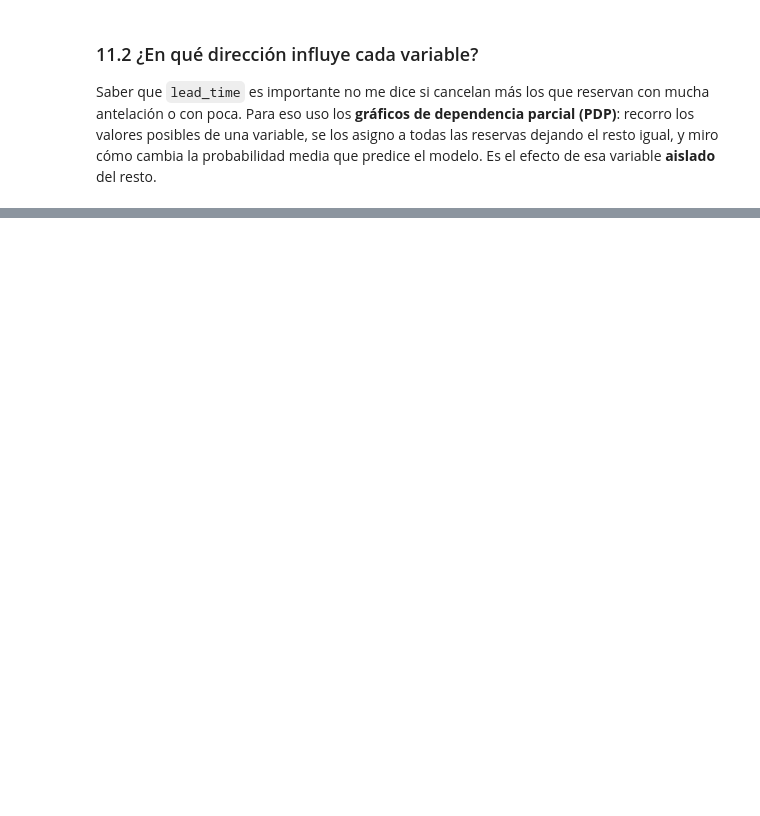
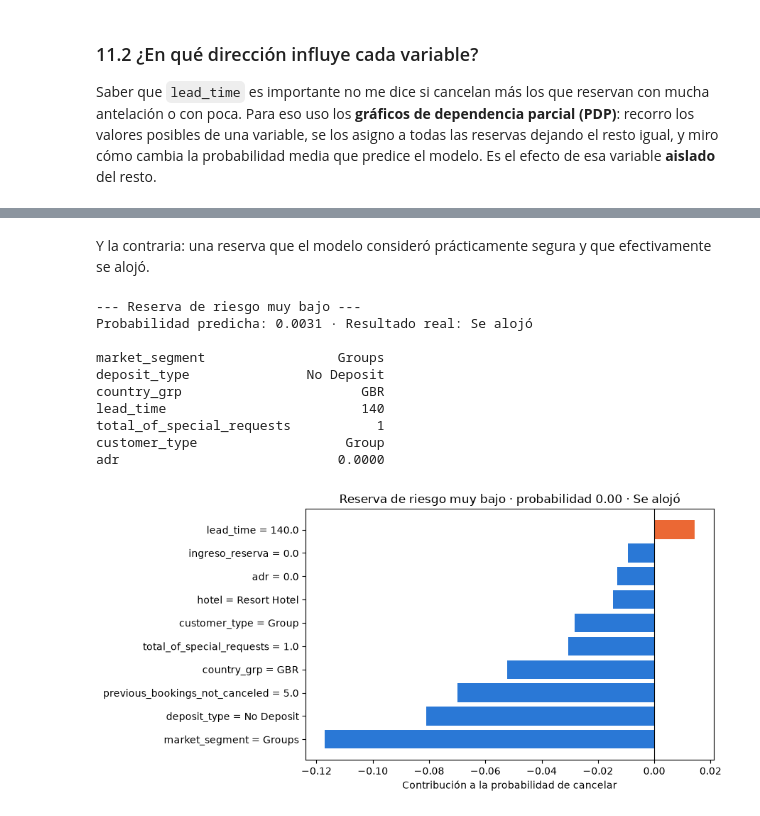
Before and after one commit to davidvilasiaba12345-a11y/Proyecto-Maching-Learning-David-Vila-Siaba, a Jupyter notebook: proyecto.ipynb, the cells around one changed output, grey strips where cells are left out. Drawn from its saved outputs; the diff is of its cells as text; code cells hidden in the pictures; blank space fills up the shorter version.

```diff
--- a/proyecto.ipynb
+++ b/proyecto.ipynb
@@ -1869,0 +1978,16 @@ for ax, var in zip(axes, VARS_PDP):
+# %% [markdown]
+Y la contraria: una reserva que el modelo consideró prácticamente segura y que efectivamente se alojó.
+# %%
+explicar_reserva(pos_bajo, 'Reserva de riesgo muy bajo')
+# %% [output]
+--- Reserva de riesgo muy bajo ---
+Probabilidad predicha: 0.0031 · Resultado real: Se alojó
+
+market_segment                 Groups
+deposit_type               No Deposit
+country_grp                       GBR
+lead_time                         140
+total_of_special_requests           1
+customer_type                   Group
+adr                            0.0000
+[figure, added]
```
Also changed, not shown: parts of 14 cells of this notebook.
